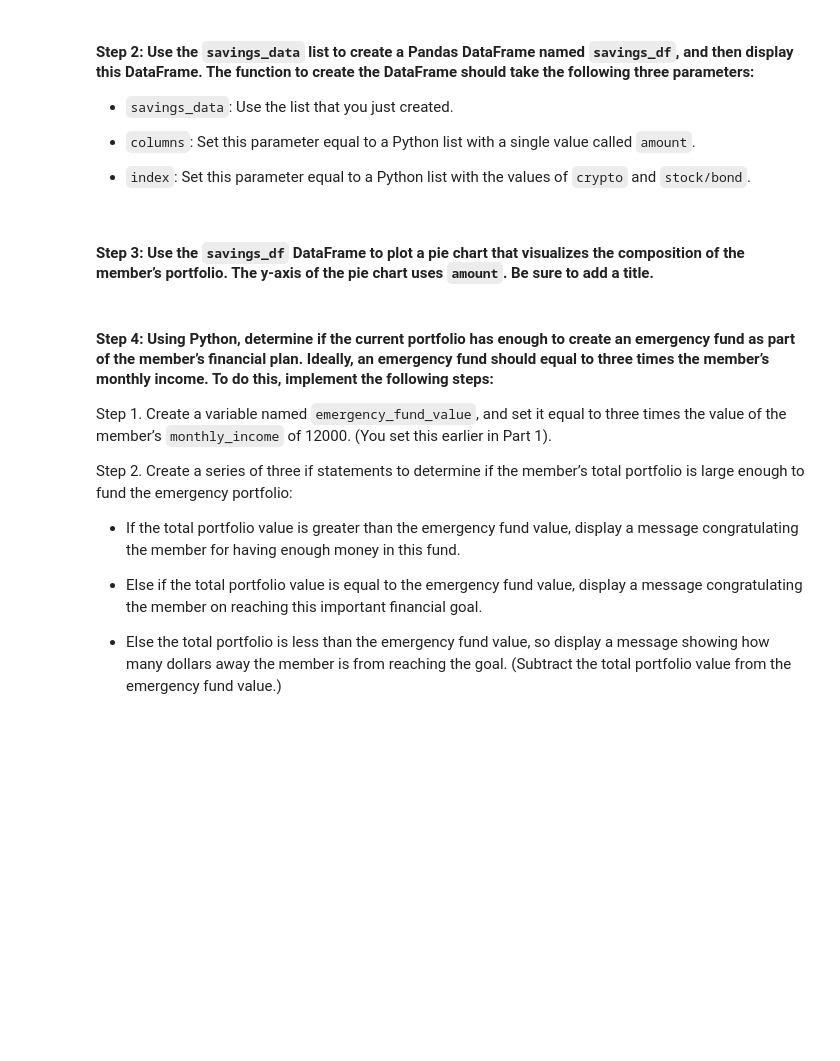
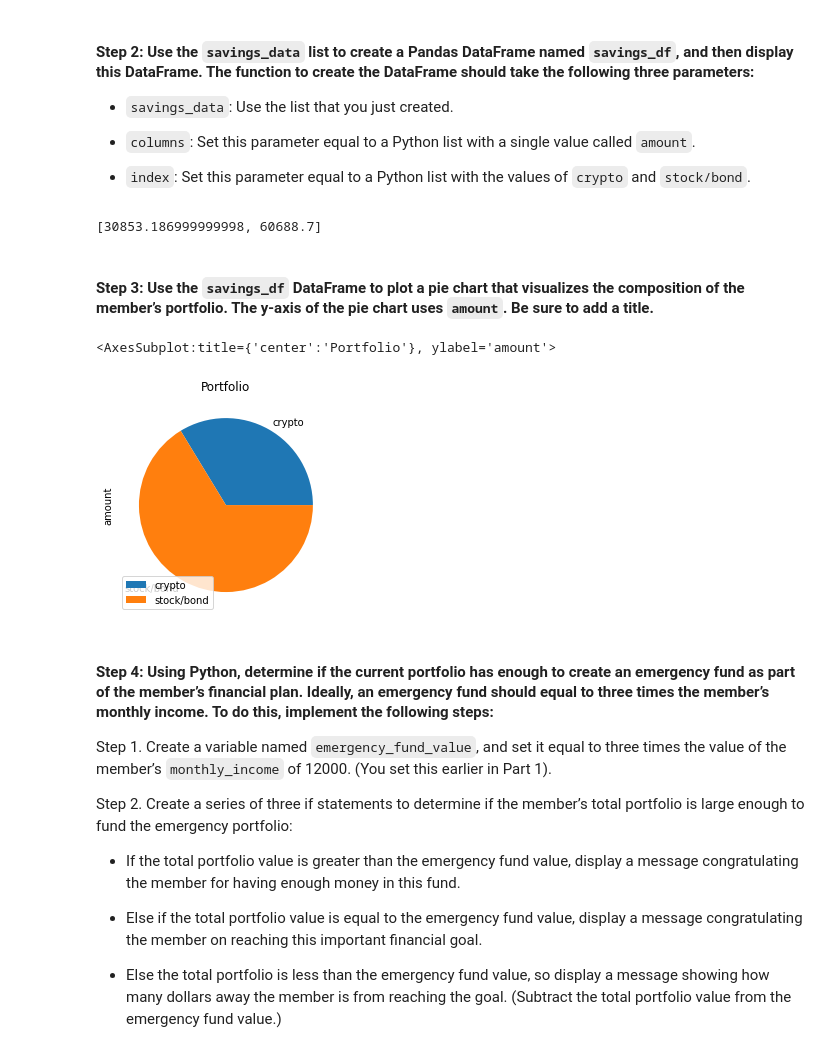
Before and after one commit to lkhodel/bftbc-c5, a Jupyter notebook: financial_planning_tools.ipynb, the cells around one changed output. Saved outputs shown, nothing was run; the diff lists cells and outputs as text; code cells hidden in the pictures; blank space fills up the shorter version.

```diff
--- a/financial_planning_tools.ipynb
+++ b/financial_planning_tools.ipynb
@@ -217,8 +255,7 @@ p = [
     portfolio[ portfolio['symbol'] == s ].drop('symbol', axis=1)
     for s in tickers
 ]
-prices = pd.concat(p, axis=1, keys=tickers)
-prices.head()
+pd.concat(p, axis=1, keys=tickers).head()
 # %% [output]
 |  | SPY |  |  |  |  |  |  | AGG |  |  | ... |
 |  | open | high | low | close | volume | trade_count | vwap | open | high | low | ... |
@@ -309,7 +348,7 @@ In this section, you’ll use the valuations for the cryptocurrency wallet and f
 #### Step 1: Create a Python list named `savings_data` that has two elements. The first element contains the total value of the cryptocurrency wallet. The second element contains the total value of the stock and bond portions of the portfolio.
 # %%
 # Consolidate financial assets data into a Python list
-# YOUR CODE HERE
+savings_data = [total_crypto_wallet, total_stocks_bonds]
 
 # Review the Python list savings_data
-# YOUR CODE HERE
+print(savings_data)
@@ -323,15 +364,20 @@ In this section, you’ll use the valuations for the cryptocurrency wallet and f
 - `index`: Set this parameter equal to a Python list with the values of `crypto` and `stock/bond`.
 # %%
 # Create a Pandas DataFrame called savings_df
-# YOUR CODE HERE
+savings_df = pd.DataFrame(savings_data, columns=['amount'], index=['crypto', 'stock/bond'])
 
 # Display the savings_df DataFrame
-# YOUR CODE HERE
+display(savings_data)
+# %% [output]
+[30853.186999999998, 60688.7]
 # %% [markdown]
 #### Step 3: Use the `savings_df` DataFrame to plot a pie chart that visualizes the composition of the member’s portfolio. The y-axis of the pie chart uses `amount`. Be sure to add a title.
 # %%
 # Plot the total value of the member's portfolio (crypto and stock/bond) in a pie chart
-# YOUR CODE HERE
+savings_df.plot(kind='pie', title="Portfolio", y='amount')
+# %% [output]
+<AxesSubplot:title={'center':'Portfolio'}, ylabel='amount'>
+[figure, added]
 # %% [markdown]
 #### Step 4: Using Python, determine if the current portfolio has enough to create an emergency fund as part of the member’s financial plan. Ideally, an emergency fund should equal to three times the member’s monthly income. To do this, implement the following steps:
 
```
Also changed, not shown: parts of 21 cells of this notebook.
